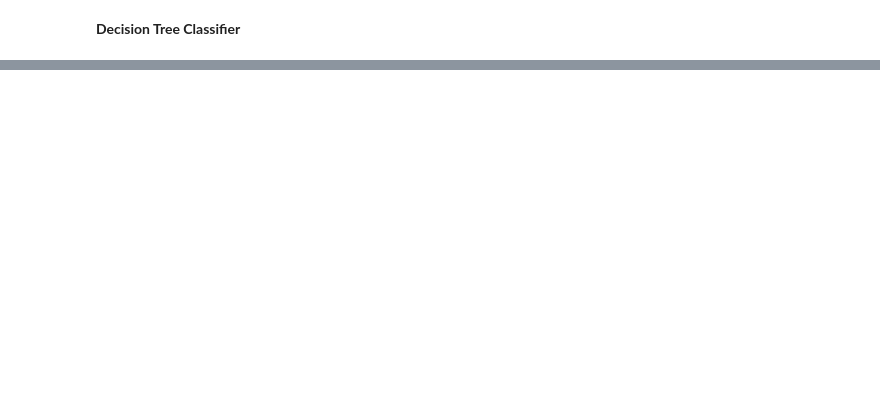
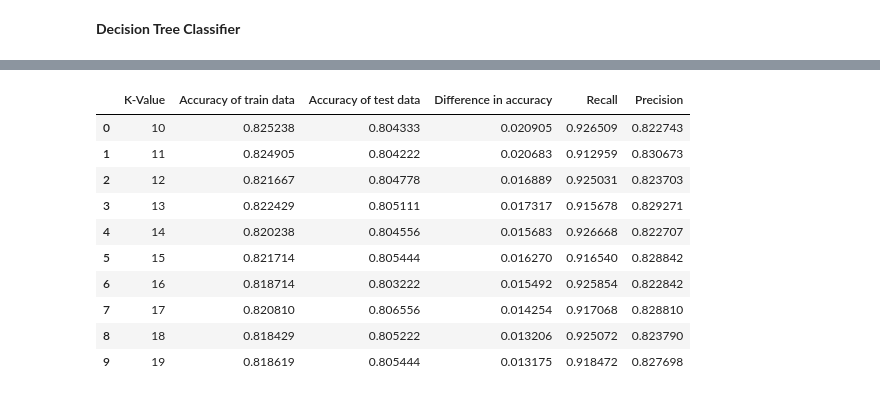
Before and after one commit to JivitteshS/Projects, a Jupyter notebook: Credit Card default Classification/Credit Default Classification - Project.ipynb, the cells around one changed output, grey strips where cells are left out. Cells and saved outputs as stored; diff of their text form; code cells hidden in the pictures; blank space fills up the shorter version.

```diff
--- a/Credit Card default Classification/Credit Default Classification - Project.ipynb
+++ b/Credit Card default Classification/Credit Default Classification - Project.ipynb
@@ -952,0 +1449,10 @@ data_of_K
+# %%
+#MinMax Scaler
+scaler=MinMaxScaler()
+X_train_toscale=X_train
+X_test_toscale=X_test
+X_train_scale=scaler.fit_transform(X_train_toscale)
+X_test_scale=scaler.transform(X_test_toscale)
+features=scaler.get_feature_names_out()
+X_test_scaled = pd.DataFrame(X_test_scale, columns=features)
+X_train_scaled = pd.DataFrame(X_train_scale, columns=features)
@@ -952,0 +1661,66 @@ data_of_K
+# %%
+#PowerTransformer
+scaler=PowerTransformer()
+X_train_toscale=X_train
+X_test_toscale=X_test
+X_train_scale=scaler.fit_transform(X_train_toscale)
+X_test_scale=scaler.transform(X_test_toscale)
+features=scaler.get_feature_names_out()
+X_test_scaled = pd.DataFrame(X_test_scale, columns=features)
+X_train_scaled = pd.DataFrame(X_train_scale, columns=features)
+# %%
+S=10
+E=20
+K_list=list()
+ac_train=list()
+ac_test=list()
+ac_diff=list()
+precision=list()
+recall=list()
+TP=list()
+TN=list()
+FP=list()
+FN=list()
+TPR=list()
+FPR=list()
+Accuracy=list()
+for i in range(S,E):
+    model = KNeighborsClassifier(n_neighbors = i)
+    K_list.append(i)
+    model.fit(X_train_scaled, y_train)
+    pred=model.predict(X_train_scaled)
+    accuracy_train = np.sum(y_train== pred) / len(y_train)
+    ac_train.append(accuracy_train)
+    pred=model.predict(X_test_scaled)
+    accuracy_test = np.sum(y_test== pred) / len(y_test)
+    ac_test.append(accuracy_test)
+    diff=accuracy_train-accuracy_test
+    ac_diff.append(diff)
+    z=confusion_matrix(y_test, pred)
+    precision.append(z[0,0] / (z[0,0] + z[1,0]))
+    recall.append(z[0,0] / (z[0,0] + z[1,1]))
+    TP.append(z[0,0])
+    TN.append(z[0,1])
+    FP.append(z[1,0])
+    FN.append(z[1,1])
+    TPR.append(z[0,0]/(z[0,0]+z[1,1]))
+    FPR.append(z[1,0]/(z[1,0]+z[0,1]))
+
+
+cm={"K-Value":K_list,"TP":TP,"TN":TN,"FP":FP,"FN":FN,"TPR":TPR,"FPR":FPR}
+ConfusionMatrix=pd.DataFrame(cm)
+dafr={"K-Value":K_list,"Accuracy of train data":ac_train,"Accuracy of test data":ac_test,"Difference in accuracy":ac_diff,"Recall":recall,"Precision":precision}
+data_of_K=pd.DataFrame(dafr)
+data_of_K
+# %% [output]
+|  | K-Value | Accuracy of train data | Accuracy of test data | Difference in accuracy | Recall | Precision |
+| 0 | 10 | 0.825238 | 0.804333 | 0.020905 | 0.926509 | 0.822743 |
+| 1 | 11 | 0.824905 | 0.804222 | 0.020683 | 0.912959 | 0.830673 |
+| 2 | 12 | 0.821667 | 0.804778 | 0.016889 | 0.925031 | 0.823703 |
+| 3 | 13 | 0.822429 | 0.805111 | 0.017317 | 0.915678 | 0.829271 |
+| 4 | 14 | 0.820238 | 0.804556 | 0.015683 | 0.926668 | 0.822707 |
+| 5 | 15 | 0.821714 | 0.805444 | 0.016270 | 0.916540 | 0.828842 |
+| 6 | 16 | 0.818714 | 0.803222 | 0.015492 | 0.925854 | 0.822842 |
+| 7 | 17 | 0.820810 | 0.806556 | 0.014254 | 0.917068 | 0.828810 |
+| 8 | 18 | 0.818429 | 0.805222 | 0.013206 | 0.925072 | 0.823790 |
+| 9 | 19 | 0.818619 | 0.805444 | 0.013175 | 0.918472 | 0.827698 |
```
Also changed, not shown: parts of 76 cells of this notebook.
